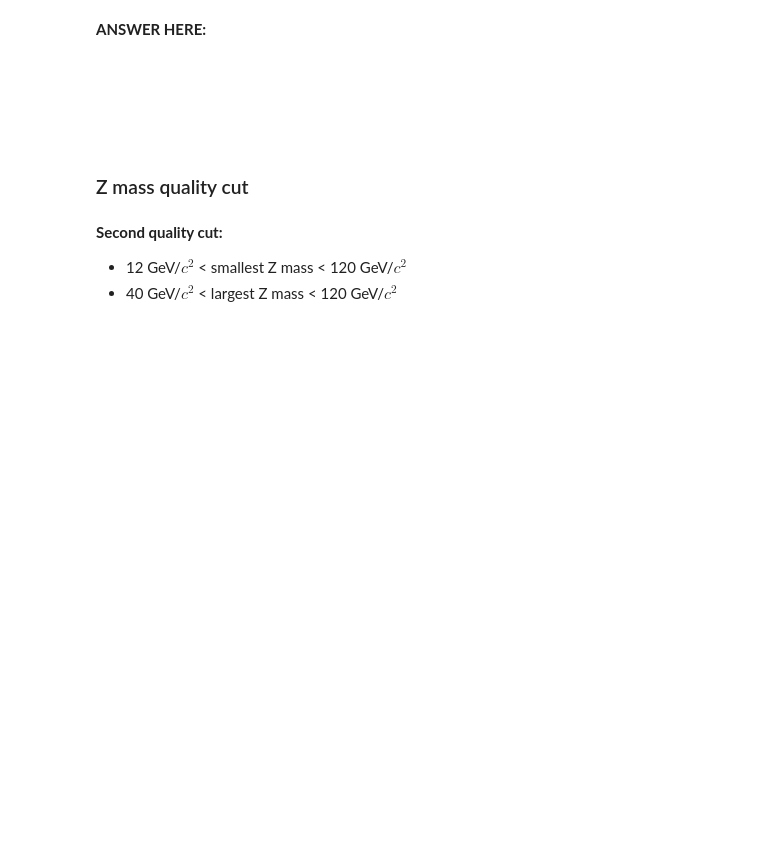
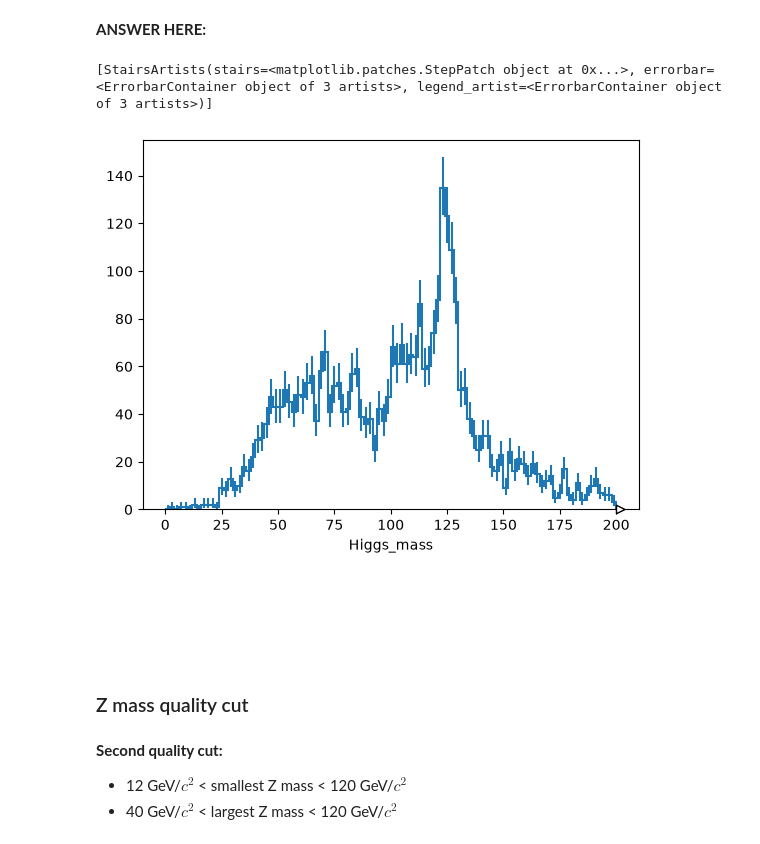
Before and after one commit to Fgfox9/emlyn-stfc-work-exp-2026, a Jupyter notebook: notebooks/lesson-2-project.ipynb, the cells around one changed output. Drawn from its saved outputs; the diff is of its cells as text; code cells hidden in the pictures; blank space fills up the shorter version.

```diff
--- a/notebooks/lesson-2-project.ipynb
+++ b/notebooks/lesson-2-project.ipynb
@@ -401,6 +596,28 @@ It should look like this (100 bins):
 ![image.png](attachment:a0b24dd8-fa2b-44f0-8f82-7372ee7d682c.png)
 # %% [markdown]
 **ANSWER HERE:**
+# %%
+from hist import Hist
+
+z_ee = e1 + e2
+z_mumu = mu1 + mu2
+H = z_ee + z_mumu
+m_h = H.mass
+
+good = (e1_charge + e2_charge == 0) & (mu1_charge + mu2_charge == 0)
+fail = ~good
+
+pv_hist = (
+    Hist.new
+    .Regular(100, 0, 200, name="Higgs_mass")
+    .Double()
+)
+pv_hist.fill(Higgs_mass = m_h[fail])
+
+pv_hist.plot()
+# %% [output]
+[StairsArtists(stairs=<matplotlib.patches.StepPatch object at 0x...>, errorbar=<ErrorbarContainer object of 3 artists>, legend_artist=<ErrorbarContainer object of 3 artists>)]
+[figure, added]
 # %% [markdown]
 <br><br><br>
 # %% [markdown]
```
Also changed, not shown: parts of 49 cells of this notebook.
